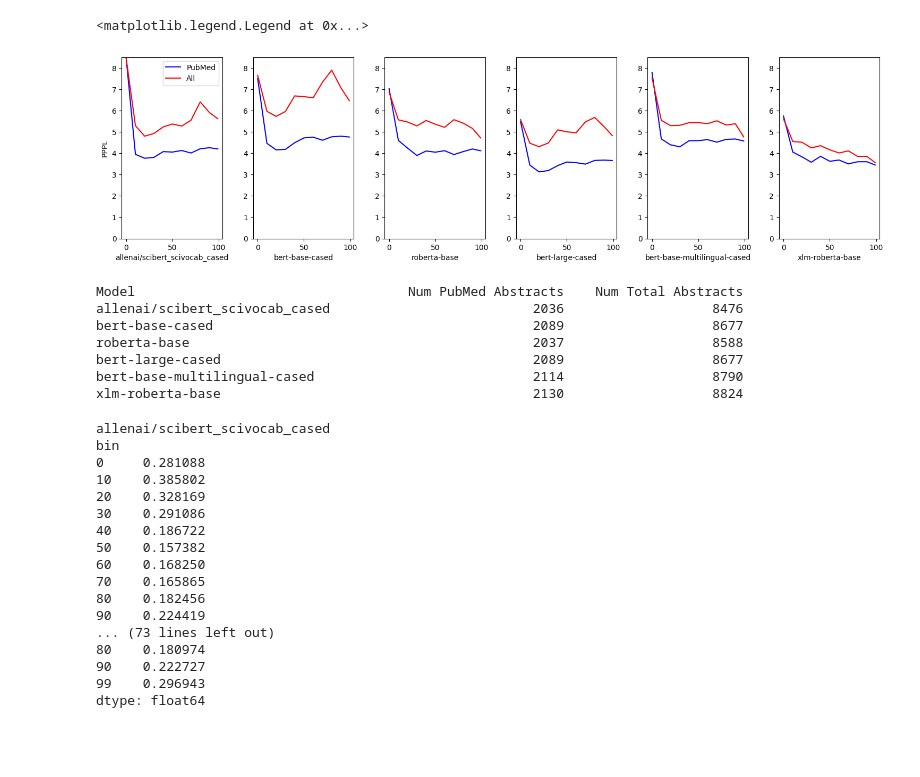
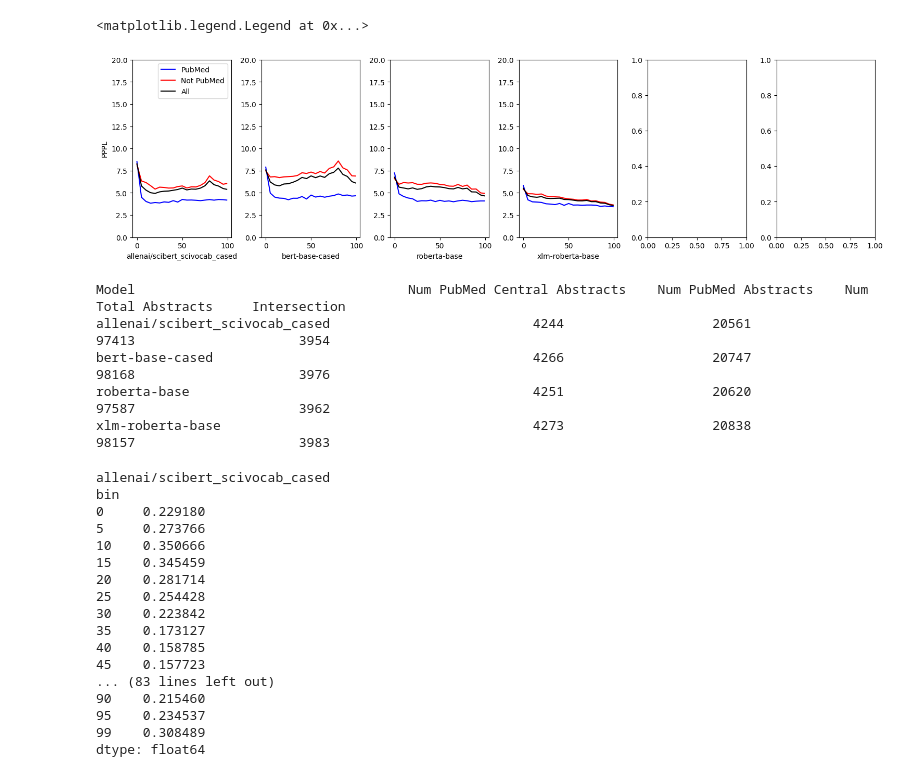
Before and after one commit to kwchurch/JSALT_Better_Together, a Jupyter notebook: lm_perplexity/vis/stratify_source.ipynb, the cells around one changed output. Saved outputs shown, nothing was run; the diff lists cells and outputs as text; code cells hidden in the pictures; blank space fills up the shorter version.

```diff
--- a/lm_perplexity/vis/stratify_source.ipynb
+++ b/lm_perplexity/vis/stratify_source.ipynb
@@ -17,9 +18,10 @@ def get_dict_of_arrays(exp_model_dict, read_directory='../log_calculations/unifi
 def get_dict_of_df(df_dict, read_directory='../log_calculations/unified_outputs/', fname_to_read='filtered_df.csv'):
 
     dfs = {}
-
+    read_dirs = []
     for exp, models in df_dict.items():
         for model in models:
             file_name = os.path.join(read_directory, exp, model, fname_to_read)
+            read_dirs.append(os.path.join(read_directory, exp, model))
             dfs[model] = pandas.read_csv(file_name)
-    return dfs
+    return dfs, read_dirs
@@ -87,3 +28,10 @@ for model, df in dfs.items():
+# %%
+models = {
+    'every_5_5000' : ['allenai/scibert_scivocab_cased', 'bert-base-cased', 'roberta-base', 'xlm-roberta-base']
+}
+
+dfs, read_dirs = get_dict_of_df(models, fname_to_read='filtered_df_with_source.tsv')
+model_nps = get_dict_of_arrays(models, fname_to_read='filtered_log_probs.npy', convert_for_plot=False)
 # %%
 def calculate_pppl(arr): # Expects input of shape (sample_size, max_seq_len). Calcualtes over all given samples
 
@@ -93,53 +41,45 @@ def calculate_pppl(arr): # Expects input of shape (sample_size, max_seq_len). Ca
 # %%
 fig, ax = plt.subplots(1,6, figsize=(15,4))
 fig.tight_layout()
 
 colors = ['blue', 'red', 'black']
 
-models = {
-    'filter_newline' : ['allenai/scibert_scivocab_cased', 'bert-base-cased', 'roberta-base', 'bert-large-cased'],
-    'multilingual' : ['bert-base-multilingual-cased', 'xlm-roberta-base']
-}
-
-model_nps = get_dict_of_arrays(models, fname_to_read='filtered_log_probs.npy', convert_for_plot=False)
-
 for i, (k,v) in enumerate(dfs.items()):
 
     arr = model_nps[k]
 
-    pubmed_ids = v[v['has_pubmed'] == True][['bin', 'local_id']]
+    pubmed_ids = v[(v['has_pubmed'] == True) | (v['has_pubmedcentral'] == True)][['bin', 'local_id']]
+    non_pubmed_ids = v[(v['has_pubmed'] == False) & (v['has_pubmedcentral'] == False)][['bin', 'local_id']]
     all_ids = v[['bin', 'local_id']]
 
-    for j, (id_set, name) in enumerate(zip([pubmed_ids, all_ids], ['PubMed', 'All'])):
+    for j, (id_set, name) in enumerate(zip([pubmed_ids, non_pubmed_ids, all_ids], ['PubMed', 'Not PubMed', 'All'])):
 
         bins = id_set['bin'].unique()
         vals = np.zeros(bins.shape)
 
         for bin_idx, bin in enumerate(bins):
             local_ids = id_set[id_set['bin'] == bin]['local_id']
             vals[bin_idx] = calculate_pppl(arr[bin, local_ids,:])
 
         ax[i].plot(bins, vals, label=name, color=colors[j])
 
-    ax[i].set_ylim(bottom=0.0, top=8.5)
+    ax[i].set_ylim(bottom=0, top=20)
     ax[i].set_xlabel(k)
 ax[0].set_ylabel('PPPL')
 ax[0].legend()
 # %% [output]
 <matplotlib.legend.Legend at 0x...>
-[figure, old version]
+[figure, new version]
 # %%
-print(f"{'Model':35s}\t{'Num PubMed Abstracts'}\t{'Num Total Abstracts'}")
+print(f"{'Model':35s}\t{'Num PubMed Central Abstracts'}\t{'Num PubMed Abstracts'}\t{'Num Total Abstracts'}\t{'Intersection'}")
 for i, (k,v) in enumerate(dfs.items()):
-    print(f"{k:35s}\t{v['has_pubmed'].sum():20d}\t{len(v):19d}")
+    print(f"{k:35s}\t{v['has_pubmedcentral'].sum():20d}\t{v['has_pubmed'].sum():20d}\t{len(v):19d}\t{((v['has_pubmed'] == True) & (v['has_pubmedcentral'] == True)).sum():20d}")
 # %% [output]
-Model                                   Num PubMed Abstracts    Num Total Abstracts
-allenai/scibert_scivocab_cased                          2036                   8476
-bert-base-cased                                         2089                   8677
-roberta-base                                            2037                   8588
-bert-large-cased                                        2089                   8677
-bert-base-multilingual-cased                            2114                   8790
-xlm-roberta-base                                        2130                   8824
+Model                                   Num PubMed Central Abstracts    Num PubMed Abstracts    Num Total Abstracts     Intersection
+allenai/scibert_scivocab_cased                          4244                   20561                  97413                     3954
+bert-base-cased                                         4266                   20747                  98168                     3976
+roberta-base                                            4251                   20620                  97587                     3962
+xlm-roberta-base                                        4273                   20838                  98157                     3983
 # %%
 for i, (k,v) in enumerate(dfs.items()):
     print(k)
@@ -147,18 +87,18 @@ for i, (k,v) in enumerate(dfs.items()):
 # %% [output]
 allenai/scibert_scivocab_cased
 bin
-0     0.281088
-10    0.385802
-20    0.328169
-30    0.291086
-40    0.186722
-50    0.157382
-60    0.168250
-70    0.165865
-80    0.182456
-90    0.224419
-... (73 lines left out)
-80    0.180974
-90    0.222727
-99    0.296943
+0     0.229180
+5     0.273766
+10    0.350666
+15    0.345459
+20    0.281714
+25    0.254428
+30    0.223842
+35    0.173127
+40    0.158785
+45    0.157723
+... (83 lines left out)
+90    0.215460
+95    0.234537
+99    0.308489
 dtype: float64
```
Also changed, not shown: parts of 3 cells of this notebook, 3 other files.
